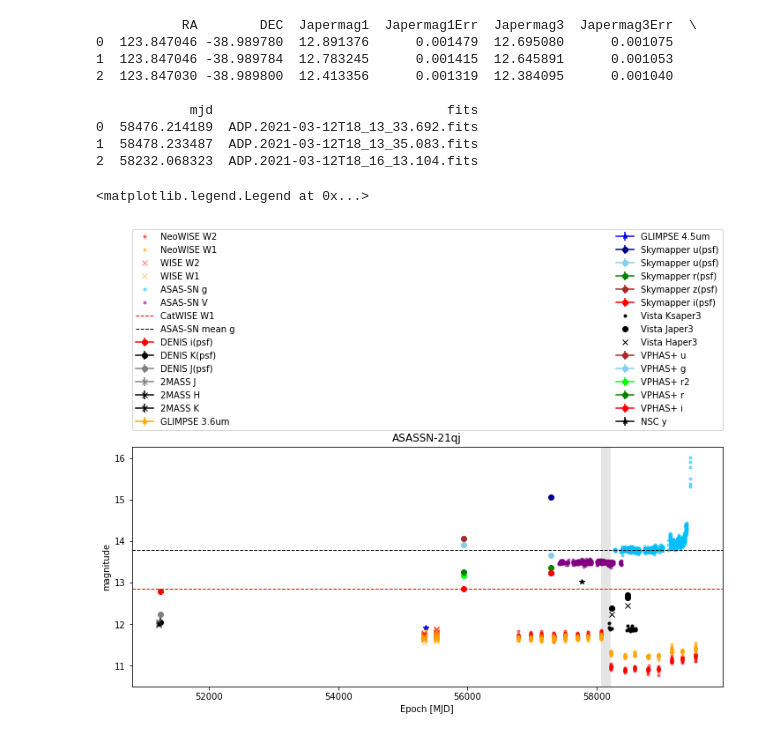
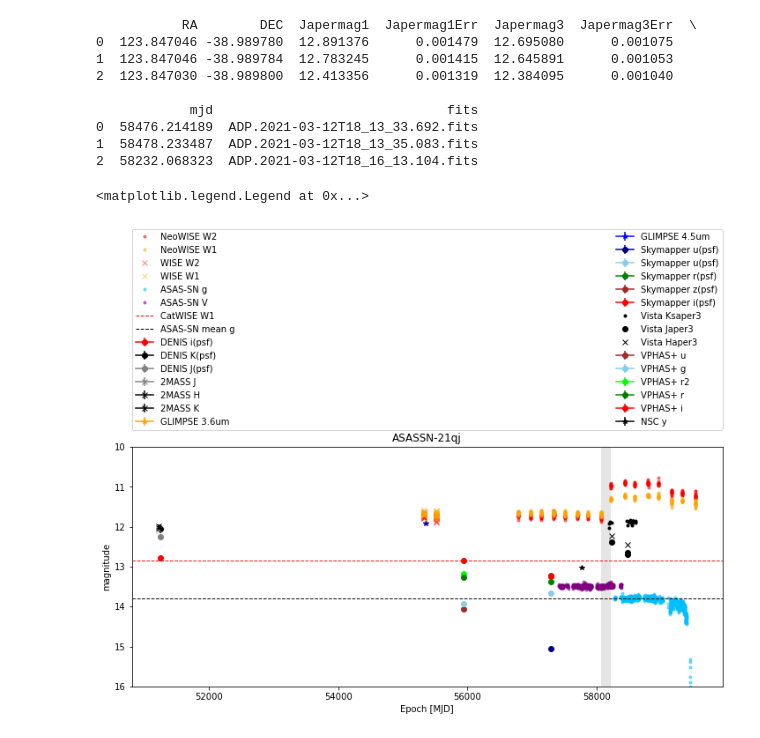
Before and after one commit to ASainio/ASASSN-21qj, a Jupyter notebook: History.ipynb, the cells around one changed output. Cells and saved outputs as stored; diff of their text form; code cells hidden in the pictures.

```diff
--- a/History.ipynb
+++ b/History.ipynb
@@ -135,32 +135,32 @@ ax.errorbar (vista_h['mjd'], vista_h['HApermag3'], vista_h['HApermag3_err'], col
 ax.errorbar (vphas['MJDr'], vphas['umag'], vphas['e_umag'], color='brown', marker='o', label ="VPHAS+ u")
 ax.errorbar (vphas['MJDr'], vphas['gmag'], vphas['e_gmag'], color='skyblue', marker='o', label ="VPHAS+ g")
 ax.errorbar (vphas['MJDr'], vphas['r2mag'], vphas['e_r2mag'], color='lime', marker='o', label ="VPHAS+ r2")
 ax.errorbar (vphas['MJDr'], vphas['rmag'], vphas['e_rmag'], color='green', marker='o', label ="VPHAS+ r")
 ax.errorbar (vphas['MJDr'], vphas['imag'], vphas['e_imag'], color='r', marker='o', label ="VPHAS+ i")
 
 ax.errorbar (nsc['mjd'], nsc['ymag'], nsc['yerr'] , color = 'k', marker='*', label ="NSC y")
 
 #asas-sn means and errors:
 ax.axhline(y=13.793, xmin=0, xmax=58000, c='k', linestyle='dashed', lw =1,zorder=3,label= "ASAS-SN mean g")
 #ax.axhline(13.793 - 0.016279621513866173, linestyle='dashed', c='red',lw=1, zorder=3)
 #ax.axhline(13.793 + 0.016279621513866173, linestyle='dashed', c='red',lw=1, zorder=3)
 
 
 #ax.set_xlim(58270,58900)
-#ax.set_ylim(14,11.5)
+ax.set_ylim(16,10)
 #box between WISE epochs where the event begun:
 
 t_match = (58072, 58227)
 t_region = (['mjd']>t_match[0] * ['mjd']<t_match[1])
 (ymi,yma) = ax.get_ylim()
 
 event_box =Rectangle((t_match[0], ymi), t_match[1]-t_match[0], (yma-ymi),facecolor="black", alpha=0.1)
 ax.add_patch(event_box)
 
 
 ax.legend(bbox_to_anchor=(0., 1.07, 1., .102), loc='lower left',
            ncol=2, mode="expand", borderaxespad=0.)
 #plt.savefig(xx.png)
 # %% [output]
 <matplotlib.legend.Legend at 0x...>
-[figure, old version]
+[figure, new version]
```
